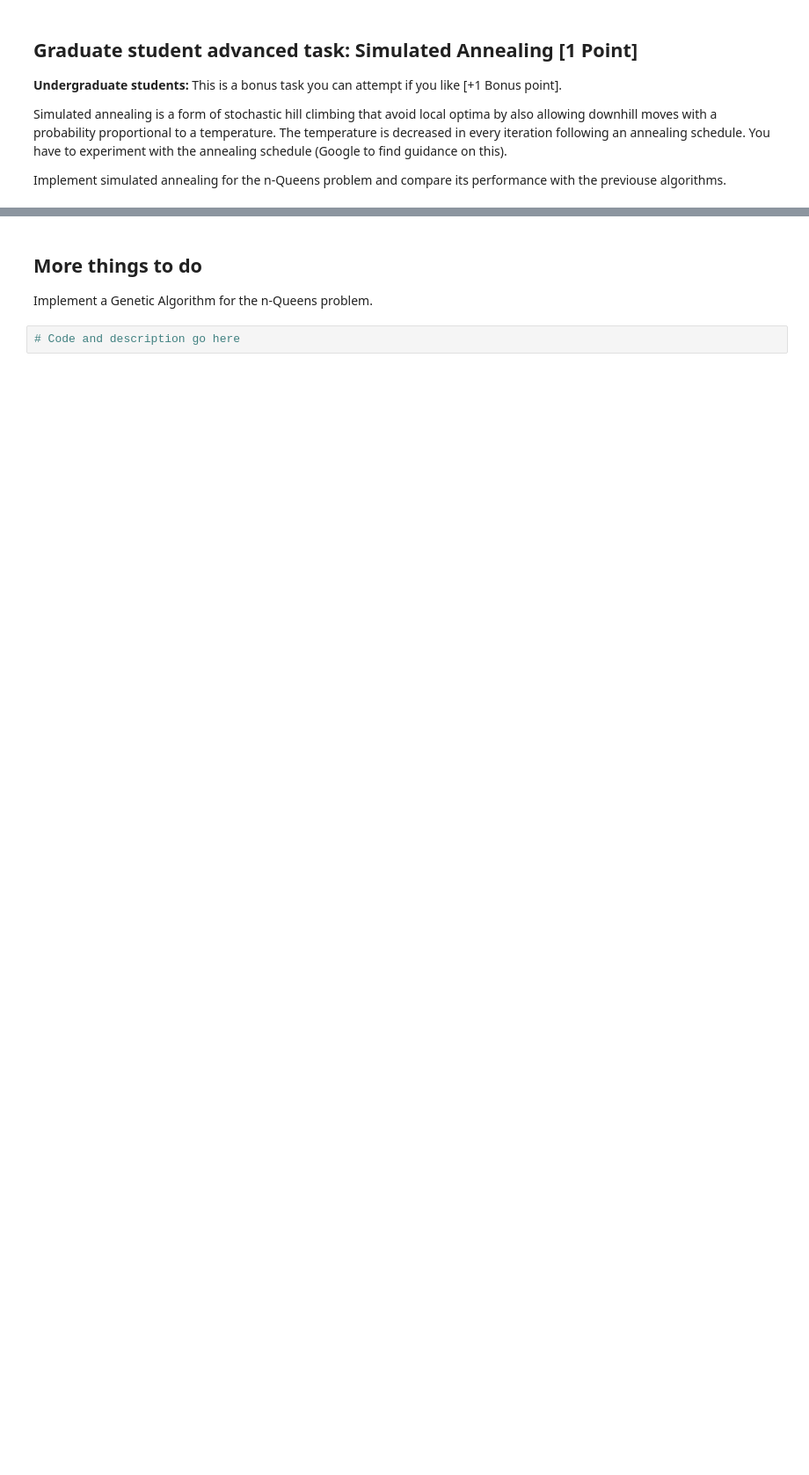
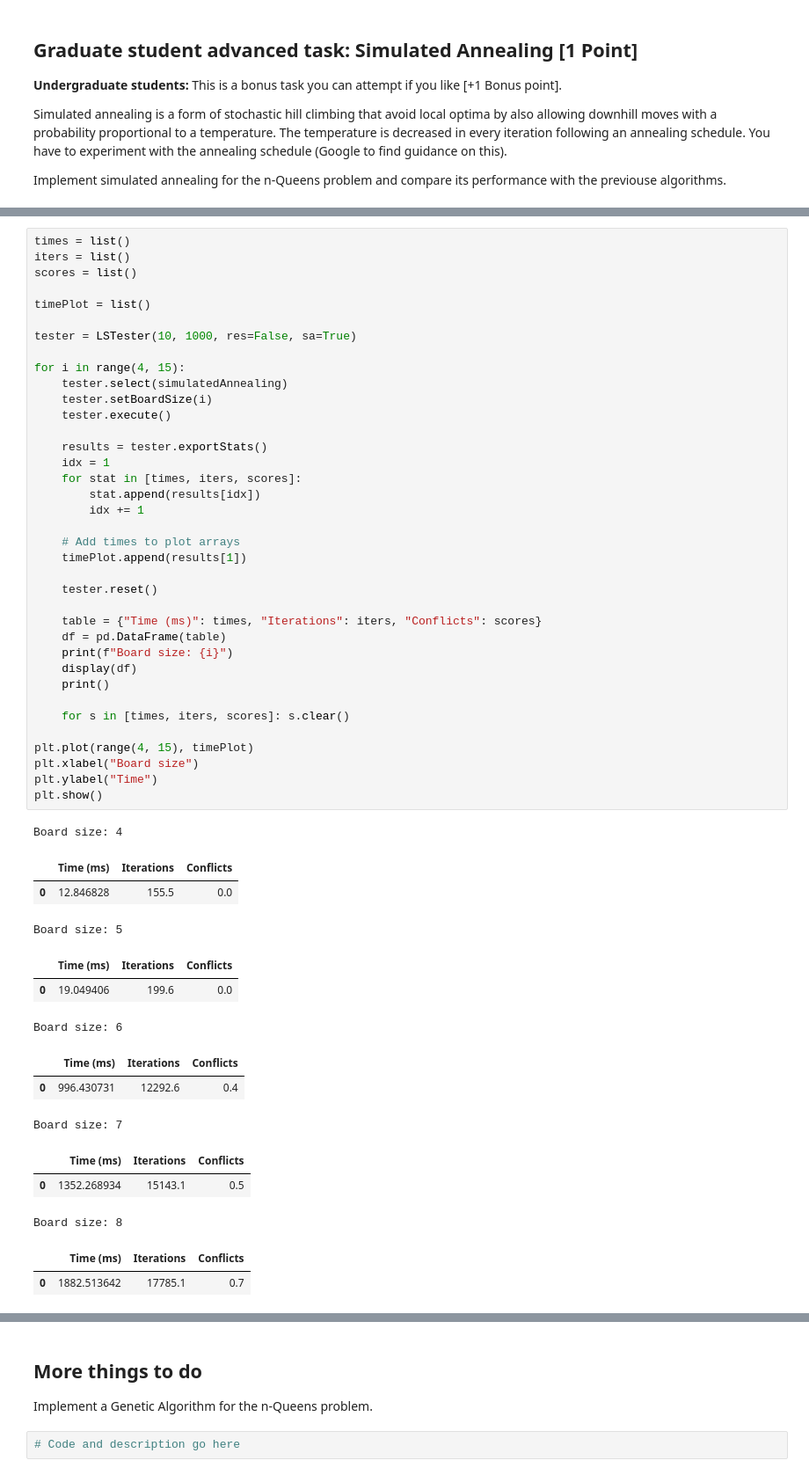
Before and after one commit to ZechWolf/CS7320-AI, a Jupyter notebook: Local_Search/n_queens.ipynb, the cells around one changed output, grey strips where cells are left out. Shown: that part at 88% size. Saved outputs shown, nothing was run; the diff lists cells and outputs as text; blank space fills up the shorter version.

```diff
--- a/Local_Search/n_queens.ipynb
+++ b/Local_Search/n_queens.ipynb
@@ -353,0 +672,53 @@ Implement simulated annealing for the n-Queens problem and compare its performan
+# %%
+times = list()
+iters = list()
+scores = list()
+
+timePlot = list()
+
+tester = LSTester(10, 1000, res=False, sa=True)
+
+for i in range(4, 15):
+    tester.select(simulatedAnnealing)
+    tester.setBoardSize(i)
+    tester.execute()
+
+    results = tester.exportStats()
+    idx = 1
+    for stat in [times, iters, scores]:
+        stat.append(results[idx])
+        idx += 1
+
+    # Add times to plot arrays
+    timePlot.append(results[1])
+
+    tester.reset()
+
+    table = {"Time (ms)": times, "Iterations": iters, "Conflicts": scores}
+    df = pd.DataFrame(table)
+    print(f"Board size: {i}")
+    display(df)
+    print()
+
+    for s in [times, iters, scores]: s.clear()
+
+plt.plot(range(4, 15), timePlot)
+plt.xlabel("Board size")
+plt.ylabel("Time")
+plt.show()
+# %% [output]
+Board size: 4
+|  | Time (ms) | Iterations | Conflicts |
+| 0 | 12.846828 | 155.5 | 0.0 |
+Board size: 5
+|  | Time (ms) | Iterations | Conflicts |
+| 0 | 19.049406 | 199.6 | 0.0 |
+Board size: 6
+|  | Time (ms) | Iterations | Conflicts |
+| 0 | 996.430731 | 12292.6 | 0.4 |
+Board size: 7
+|  | Time (ms) | Iterations | Conflicts |
+| 0 | 1352.268934 | 15143.1 | 0.5 |
+Board size: 8
+|  | Time (ms) | Iterations | Conflicts |
+| 0 | 1882.513642 | 17785.1 | 0.7 |
```
Also changed, not shown: parts of 24 cells of this notebook, 1 other file.
